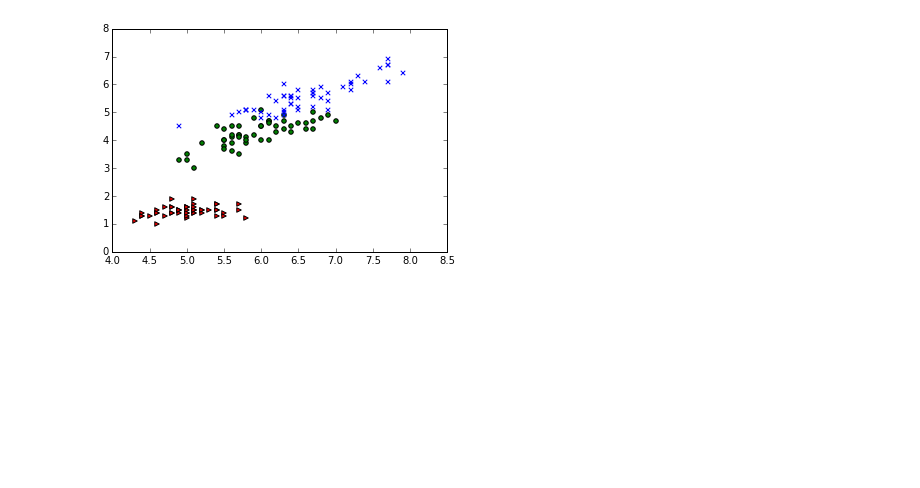
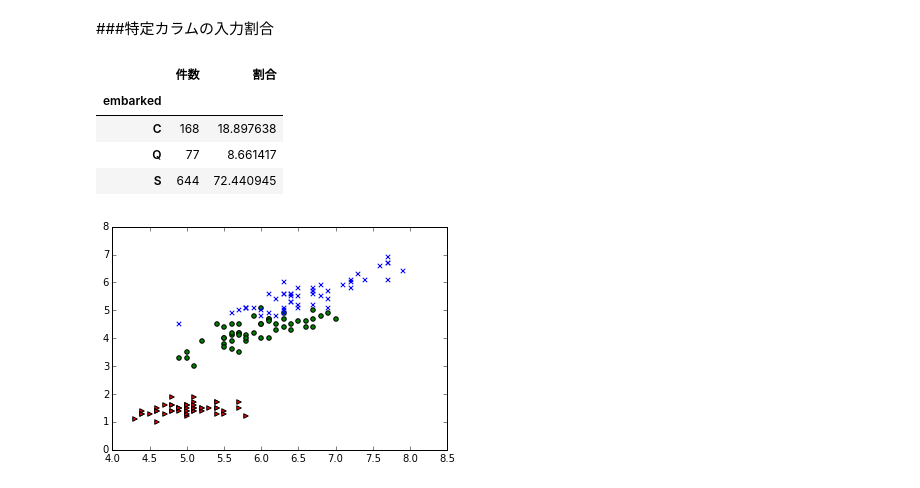
Before and after one commit to fujikzy/datascience, a Jupyter notebook: sklearn.ipynb, the cells around one changed output. Saved outputs shown, nothing was run; the diff lists cells and outputs as text; code cells hidden in the pictures; blank space fills up the shorter version.

```diff
--- a/sklearn.ipynb
+++ b/sklearn.ipynb
@@ -14,3 +68,13 @@ labels = target_names[target]
+# %% [markdown]
+###特定カラムの入力割合
+# %%
+check_column_data(data, "embarked")
+# %% [output]
+|  | 件数 | 割合 |
+| embarked |  |  |
+| C | 168 | 18.897638 |
+| Q | 77 | 8.661417 |
+| S | 644 | 72.440945 |
 # %%
 #散布図行列
 
```
Also changed, not shown: parts of 10 cells of this notebook.
